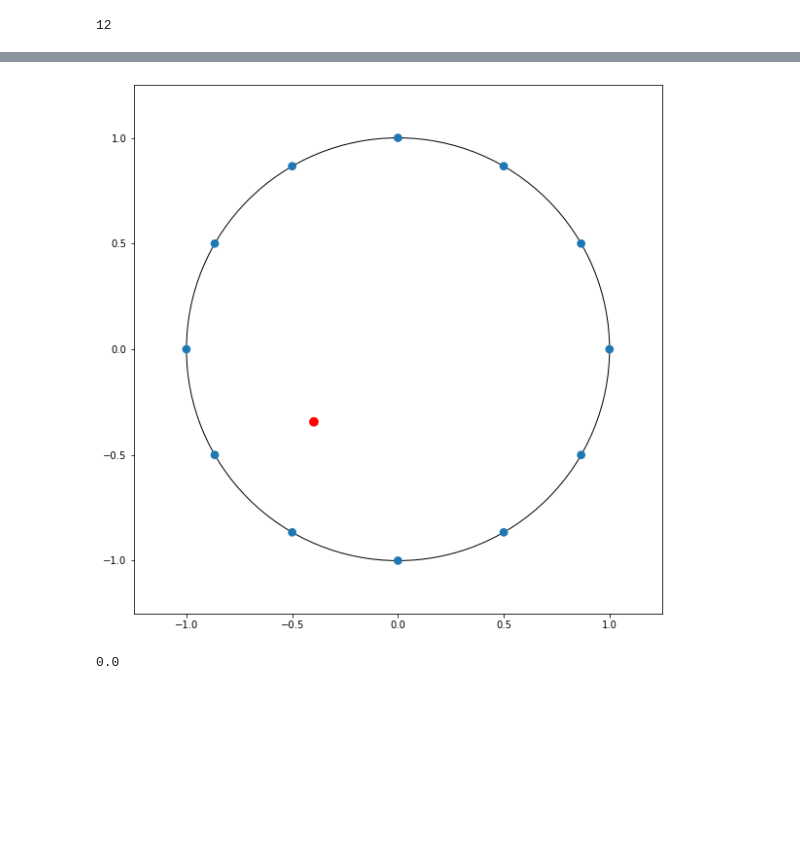
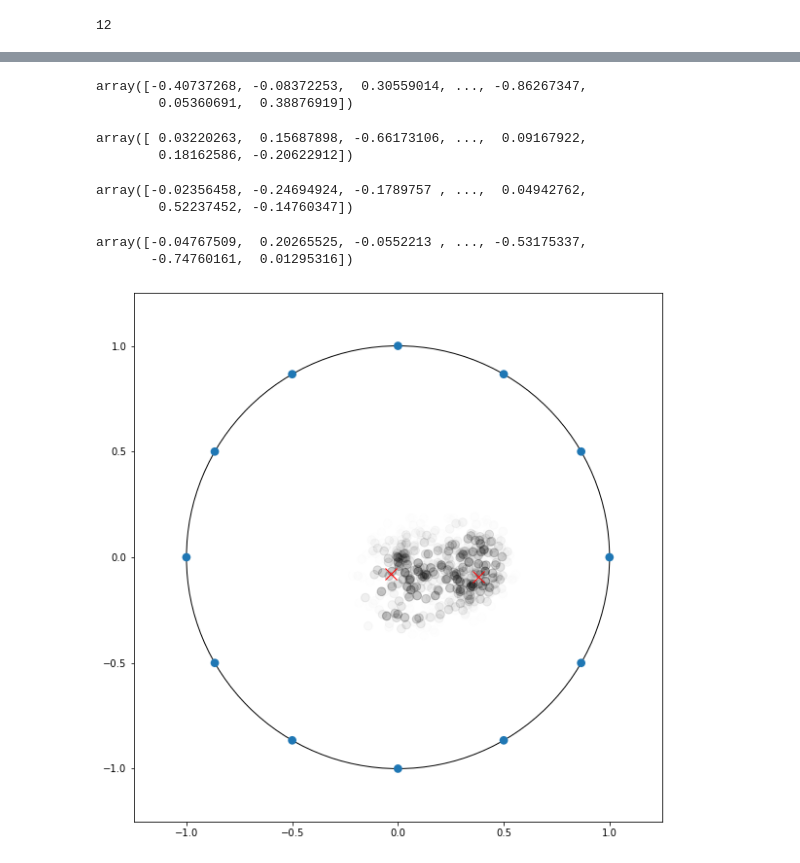
Before and after one commit to Edderic/BRML, a Jupyter notebook: solutions/ch-1.ipynb, the cells around one changed output, grey strips where cells are left out. Cells and saved outputs as stored; diff of their text form; code cells hidden in the pictures; blank space fills up the shorter version.

```diff
--- a/solutions/ch-1.ipynb
+++ b/solutions/ch-1.ipynb
@@ -940,6 +958,6 @@ def likelihood_ex_1_12(d1, d2):
 # %%
-explosions_x0, explosions_y0 = discretized_sample_explosions()
-explosions_x1, explosions_y1 = discretized_sample_explosions()
+explosions_x0, explosions_y0 = sample_explosions(num_samples=20_000)
+explosions_x1, explosions_y1 = sample_explosions(num_samples=20_000)
 
 def compute_likelihood(
     explosions_x0,
@@ -949,7 +967,6 @@ def compute_likelihood(
     recorded_sensor_values,
     likelihood_func
 ):
-    #summation = np.zeros(len(explosions_x0))
     prod = 1.0
     for sensor_x, sensor_y, sensor_val in zip(sensors_x, sensors_y, recorded_sensor_values):
         d1 = distance(explosions_x0, explosions_y0, sensor_x, sensor_y)
@@ -958,7 +975,7 @@ def compute_likelihood(
         loc, scale = likelihood_func(d1, d2)
         normal = st.norm(loc=loc, scale=scale)
 
-        import pdb; pdb.set_trace()
-        prod *= normal.cdf(sensor_val + 0.3) - normal.cdf(sensor_val - 0.3)
+        #import pdb; pdb.set_trace()
+        prod *= normal.cdf(sensor_val + 0.5) - normal.cdf(sensor_val - 0.5)
 
     return prod
@@ -965,6 +986,6 @@ def compute_likelihood(
 # %%
-explosions_x0, explosions_y0 = discretized_sample_explosions()
-explosions_x1, explosions_y1 = discretized_sample_explosions()
+#explosions_x0, explosions_y0 = discretized_sample_explosions()
+#explosions_x1, explosions_y1 = discretized_sample_explosions()
 
 def compute_likelihood_example_1_12(
     explosions_x0,
@@ -981,6 +1002,6 @@ def compute_likelihood_example_1_12(
         loc, scale = likelihood_func(d1, d2)
         normal = st.norm(loc=loc, scale=scale)
         #summation += np.log(normal.cdf(sensor_val + 0.1) - normal.cdf(sensor_val - 0.1))
-        prod *= normal.cdf(sensor_val + 0.3) - normal.cdf(sensor_val - 0.3)
+        prod *= normal.cdf(sensor_val + 0.2) - normal.cdf(sensor_val - 0.2)
 
     return prod
@@ -1032,9 +1075,9 @@ probas_1_12.max()
 # %%
-probas_1_21 = compute_likelihood(
+probas_1_22 = compute_likelihood(
     explosions_x0,
     explosions_y0,
     explosions_x1,
     explosions_y1,
     recorded_sensor_values,
-    likelihood_func=likelihood_ex_1_21
+    likelihood_func=likelihood_ex_1_22
 )
@@ -1085,7 +1135,7 @@ array([ 0.        ,  0.        ,  0.        , ..., -0.12791567,
 import matplotlib.pyplot as plt
 from matplotlib.patches import Circle
 
-def plot_explosions(real_explosions_x, real_explosions_y):
+def plot_grid():
     # Create a figure. Equal aspect so circles look circular
     fig,ax = plt.subplots(1, figsize=(10,10))
     ax.set_aspect('equal')
@@ -1099,40 +1149,50 @@ def plot_explosions(real_explosions_x, real_explosions_y):
     for i in range(12):
         ax.add_patch(Circle((np.sin(2 * np.pi / 12 * i), np.cos(2 * np.pi / 12 * i)), radius=0.02))
 
+    return fig, ax
+
+def plot_explosions(real_explosions_x, real_explosions_y, ax):
     # Mark the real explosions
     for j in range(len(real_explosions_x)):
-        ax.add_patch(Circle((real_explosions_x[j], real_explosions_y[j]), radius=0.02, color='r'))
-
-    return fig, ax
+        ax.plot(real_explosions_x[j], real_explosions_y[j], marker='x', color='r', markersize=12)
 
 def plot_probas_2_explosions(probas, fig, ax):
-    rescaled_probas = probas / probas.sum()
+    rescaled_probas = probas #/ (probas.max())
 
     for x0, y0, x1, y1, proba in zip(explosions_x0, explosions_y0, explosions_x1, explosions_y1, rescaled_probas):
+        # proba = 0.5
         ax.add_patch(Circle((x0, y0), radius=0.02, color='black', alpha=proba))
         ax.add_patch(Circle((x1, y1), radius=0.02, color='black', alpha=proba))
 
-    plt.show()
-
 def plot_probas_1_explosion(probas, fig, ax):
-    rescaled_probas = probas / probas.sum()
+    rescaled_probas = probas # / (4 * probas.max())
 
     for x0, y0, proba in zip(explosions_x0, explosions_y0, rescaled_probas):
         ax.add_patch(Circle((x0, y0), radius=0.02, color='black', alpha=proba))
-
-    plt.show()
-# %%
-
-
-#fig, ax = plot_explosions(real_explosions_x, real_explosions_y)
-
-#plot_probas_2_explosions(probas_1_21, fig, ax)
-
-fig, ax = plot_explosions(real_explosions_x[[0]], real_explosions_y[[1]])
-plot_probas_1_explosion(probas_1_12, fig, ax)
-# %% [output]
-[figure, removed]
+# %%
+explosions_x0
+# %% [output]
+array([-0.40737268, -0.08372253,  0.30559014, ..., -0.86267347,
+        0.05360691,  0.38876919])
+# %%
+explosions_y0
+# %% [output]
+array([ 0.03220263,  0.15687898, -0.66173106, ...,  0.09167922,
+        0.18162586, -0.20622912])
+# %%
+explosions_x1
+# %% [output]
+array([-0.02356458, -0.24694924, -0.1789757 , ...,  0.04942762,
+        0.52237452, -0.14760347])
+# %%
+explosions_y1
+# %% [output]
+array([-0.04767509,  0.20265525, -0.0552213 , ..., -0.53175337,
+       -0.74760161,  0.01295316])
 # %%
-probas_1_12.sum()
+fig, ax = plot_grid()
+plot_probas_2_explosions(probas_1_22, fig, ax)
+
+plot_explosions(real_explosions_x, real_explosions_y, ax=ax)
 # %% [output]
-0.0
+[figure, added]
```
Also changed, not shown: parts of 42 cells of this notebook.
